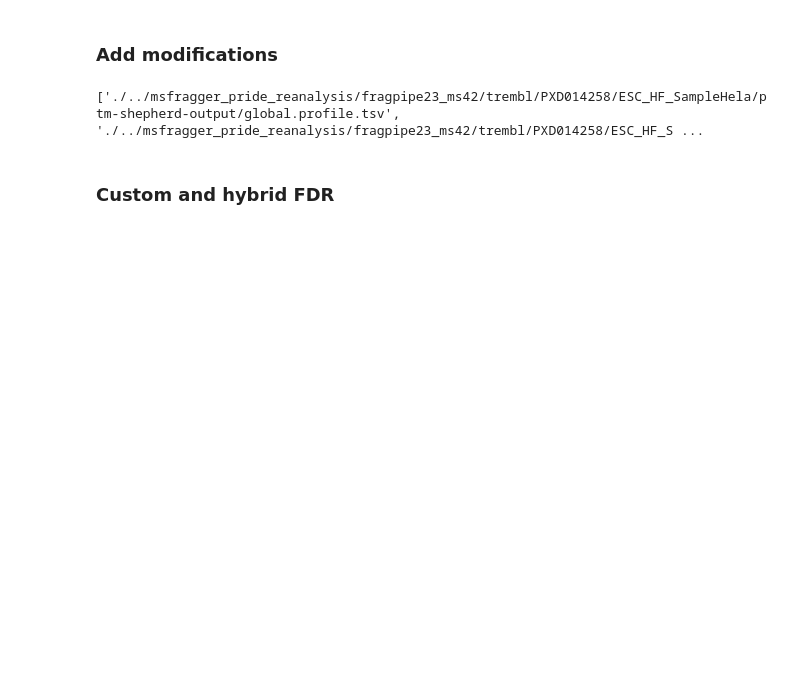
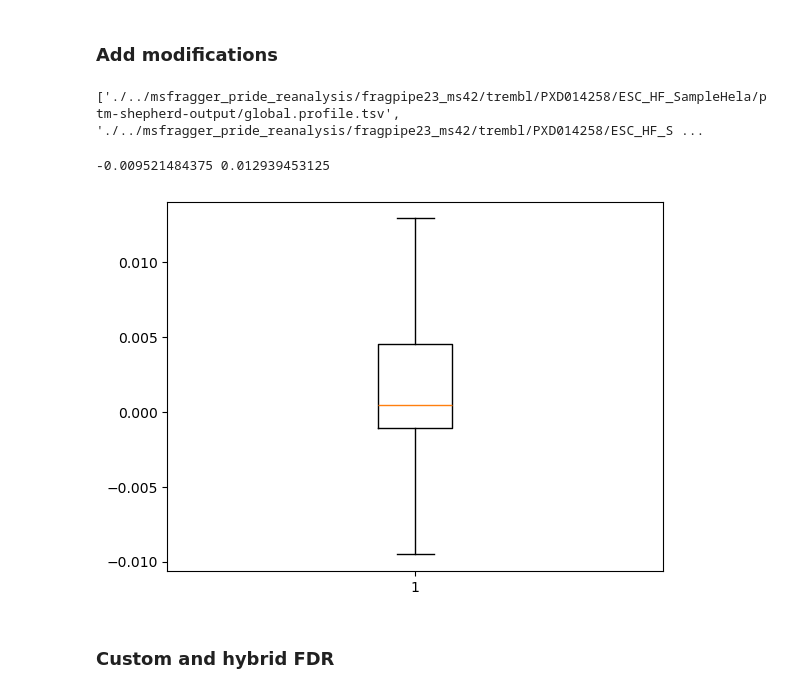
Before and after one commit to CompOmics/oui-discovery, a Jupyter notebook: oui-discovery-vv/explore-1-group-wise-fragpipe.ipynb, the cells around one changed output. Saved outputs shown, nothing was run; the diff lists cells and outputs as text; code cells hidden in the pictures; blank space fills up the shorter version.

```diff
--- a/oui-discovery-vv/explore-1-group-wise-fragpipe.ipynb
+++ b/oui-discovery-vv/explore-1-group-wise-fragpipe.ipynb
@@ -329,6 +331,24 @@ for dataset, subdict in prophet_combined_datasets.items():
                                                                    else "variable" if any([mod in x["mapped_mass_1"] for mod in expected_mods_name])
                                                                    else "unexpected" ,axis=1)
         prophet_combined_datasets[dataset][database]=data
+# %%
+#check what is the highest mass difference seen for unmodified PSMs
+
+unmod_massdiff=[]
+for dataset in prophet_combined_datasets:
+    for database in prophet_combined_datasets[dataset]:
+        df=prophet_combined_datasets[dataset][database]
+        unmod_massdiff=unmod_massdiff+df[df["modifications:type_re"].isna()]['massdiff'].to_list()
+# %%
+#sns.kdeplot(unmod_massdiff);
+plt.boxplot(unmod_massdiff, showfliers=False);
+Q1=np.percentile(unmod_massdiff, 25)
+Q3=np.percentile(unmod_massdiff, 75)
+IQR=Q3-Q1
+print(Q1 - (1.5 * IQR),Q3+ (1.5 * IQR))
+# %% [output]
+-0.009521484375 0.012939453125
+[figure, added]
 # %% [markdown]
 ### Custom and hybrid FDR
 # %%
```
Also changed, not shown: parts of 35 cells of this notebook, 10 other files.
